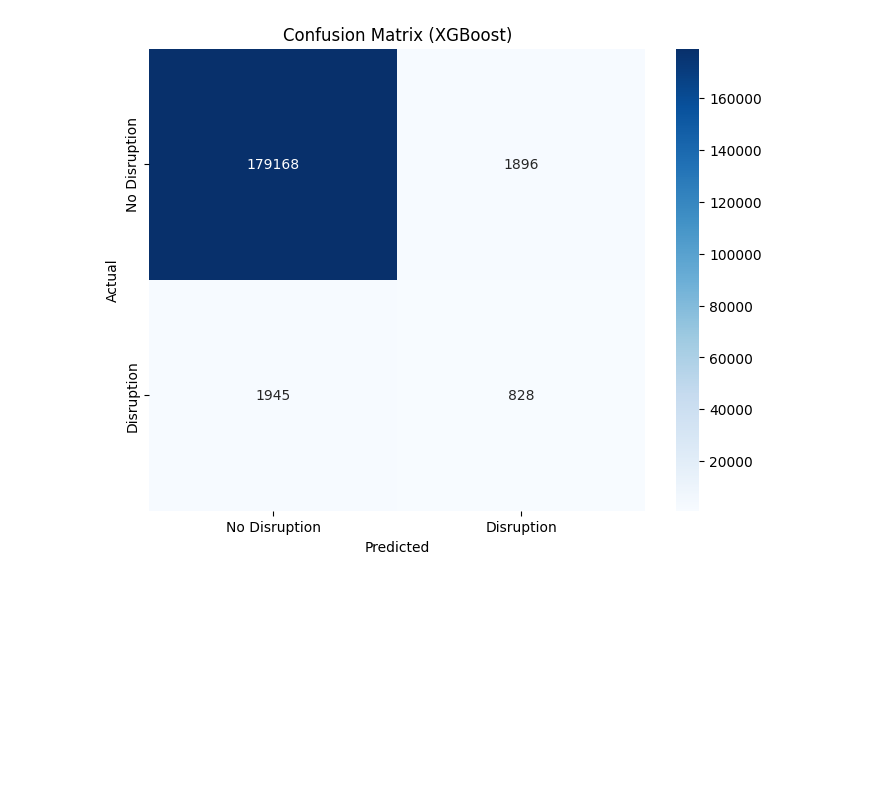
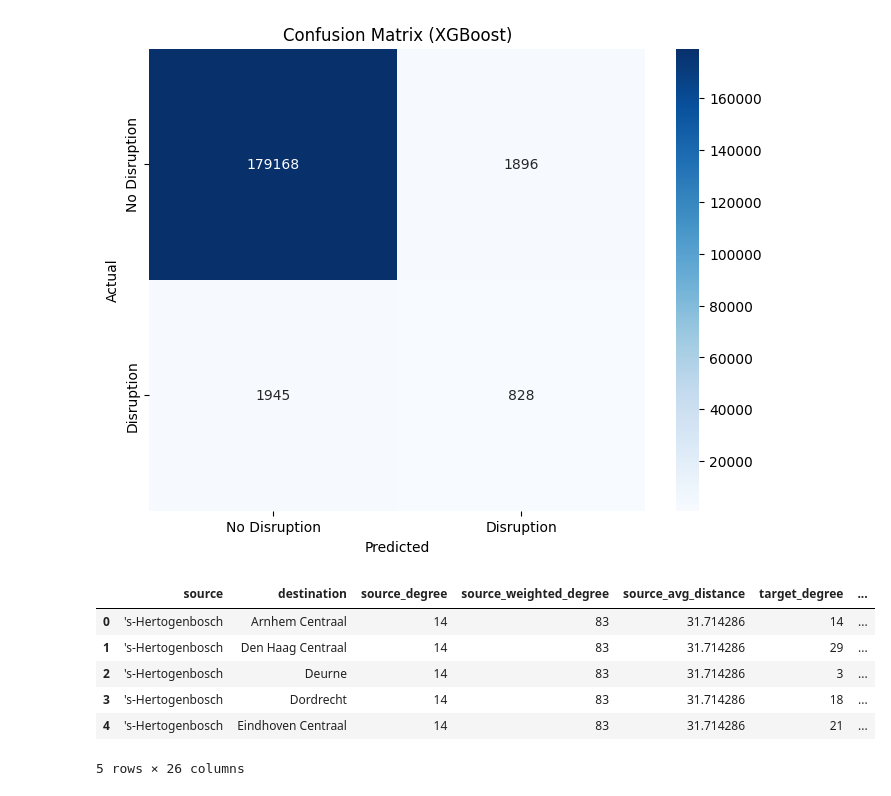
Before and after one commit to Brebber/Thesis, a Jupyter notebook: MSc-Thesis-Brent/NS-Disruptions-2025/exploratory-data-analysis/Exploratory Data Analysis.ipynb, the cells around one changed output. Saved outputs shown, nothing was run; the diff lists cells and outputs as text; code cells hidden in the pictures; blank space fills up the shorter version.

Commit message:
Updated model training and dataset

```diff
--- a/MSc-Thesis-Brent/NS-Disruptions-2025/exploratory-data-analysis/Exploratory Data Analysis.ipynb
+++ b/MSc-Thesis-Brent/NS-Disruptions-2025/exploratory-data-analysis/Exploratory Data Analysis.ipynb
@@ -783,3 +775,69 @@ weighted avg       0.98      0.98      0.98    183837
 
 Confusion Matrix (XGBoost):
 [figure]
+# %%
+# Prepare feature dataset
+feature_data = []
+target = []
+dates = []
+
+for date in first_month_dates:
+    daily_df = first_month_df[first_month_df['Date'].dt.date == date]
+    features = daily_features[date]
+    edge_features = daily_edge_features[date]
+
+    # For each source-target pair in the daily data
+    for _, row in daily_df.iterrows():
+        source = row['source']
+        destination = row['target']
+        disrupted = row['Disrupted']
+
+        # Combine features from source and target nodes
+        combined_features = [
+            row['source'],
+            row['target'],
+            features[source]['degree'],
+            features[source]['weighted_degree'],
+            features[source]['avg_distance'],
+            features[destination]['degree'],
+            features[destination]['weighted_degree'],
+            features[destination]['avg_distance'],
+            edge_features[(source, destination)]['common_neighbors'],
+            edge_features[(source, destination)]['jaccard_coefficient'],
+            edge_features[(source, destination)]['preferential_attachment'],
+            edge_features[(source, destination)]['adamic_adar_index'],
+            edge_features[(source, destination)]['resource_allocation_index'],
+            edge_features[(source, destination)]['weight'],
+            edge_features[(source, destination)]['distance'],
+            row['RH'], row['SQ'], row['TG'], row['TN'], row['TX'], row['RHX'], row['VVX'], row['T10N'], row['FHVEC']
+        ]
+
+        # Replace NaN values in combined_features with 0
+        combined_features = [0 if pd.isna(value) else value for value in combined_features]
+
+        feature_data.append(combined_features)
+        target.append(disrupted)
+        dates.append(date)
+
+# Convert to a DataFrame
+columns = [
+    'source', 'destination', 'source_degree', 'source_weighted_degree', 'source_avg_distance',
+    'target_degree', 'target_weighted_degree', 'target_avg_distance',
+    'common_neighbors', 'jaccard_coefficient', 'preferential_attachment',
+    'adamic_adar_index', 'resource_allocation_index', 'weight', 'distance',
+    'RH', 'SQ', 'TG', 'TN', 'TX', 'RHX', 'VVX', 'T10N', 'FHVEC'
+]
+features_df = pd.DataFrame(feature_data, columns=columns)
+features_df['Date'] = dates
+features_df['Disrupted'] = target
+
+# Display the resulting DataFrame
+features_df.head()
+# %% [output]
+|  | source | destination | source_degree | source_weighted_degree | source_avg_distance | target_degree | ... |
+| 0 | 's-Hertogenbosch | Arnhem Centraal | 14 | 83 | 31.714286 | 14 | ... |
+| 1 | 's-Hertogenbosch | Den Haag Centraal | 14 | 83 | 31.714286 | 29 | ... |
+| 2 | 's-Hertogenbosch | Deurne | 14 | 83 | 31.714286 | 3 | ... |
+| 3 | 's-Hertogenbosch | Dordrecht | 14 | 83 | 31.714286 | 18 | ... |
+| 4 | 's-Hertogenbosch | Eindhoven Centraal | 14 | 83 | 31.714286 | 21 | ... |
+5 rows × 26 columns
```
Also changed, not shown: parts of 12 cells of this notebook, 1 other file.
